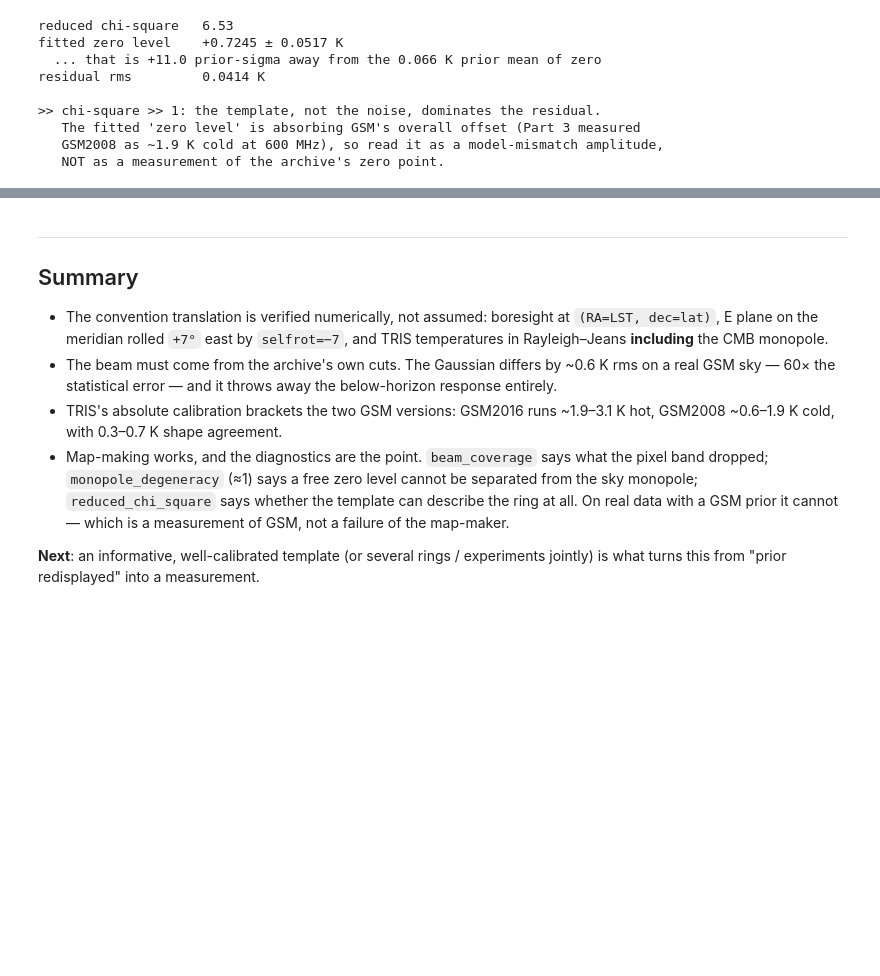
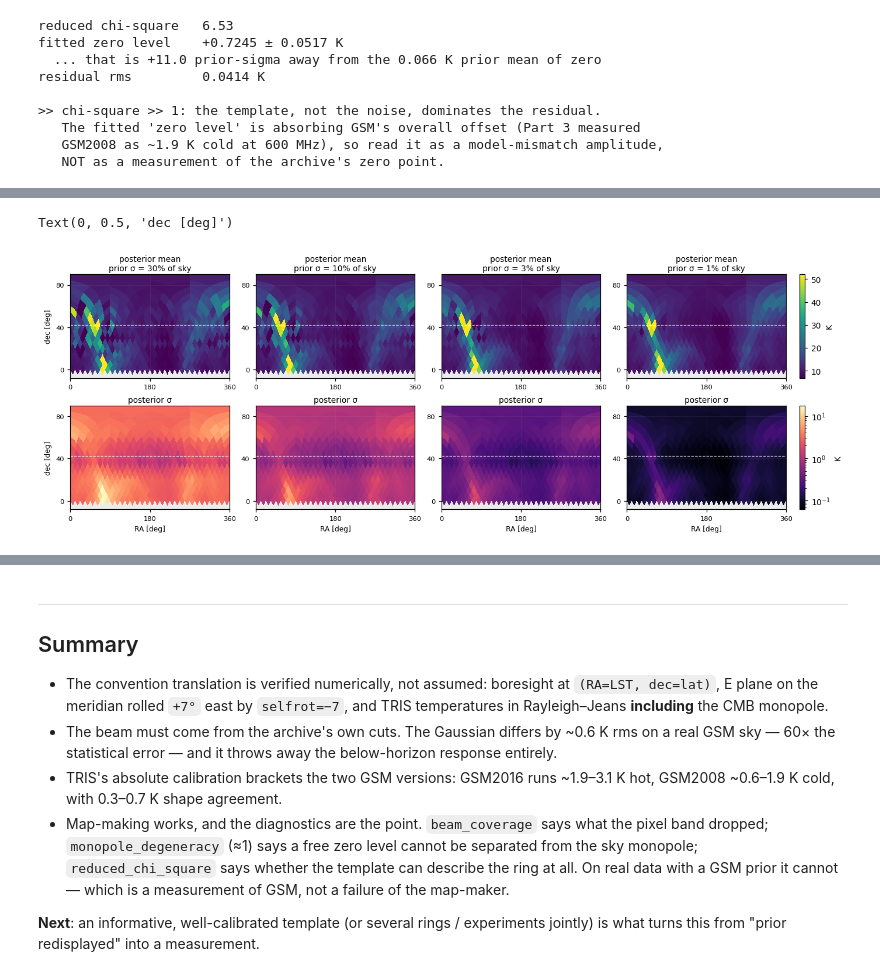
Before and after one commit to zzhang0123/limTOD, a Jupyter notebook: examples/TRIS/tris_limtod_walkthrough.ipynb, the cells around one changed output, grey strips where cells are left out. Cells and saved outputs as stored; diff of their text form; code cells hidden in the pictures; blank space fills up the shorter version.

```diff
--- a/examples/TRIS/tris_limtod_walkthrough.ipynb
+++ b/examples/TRIS/tris_limtod_walkthrough.ipynb
@@ -704,0 +737,23 @@ median shrinkage: 0.945
+# %%
+STRENGTHS = [(0.30, 1.0), (0.10, 0.3), (0.03, 0.1), (0.01, 0.03)]
+scan = []
+for rel, absol in STRENGTHS:
+    mean_p, sigma_p = tris_prior_from_template(
+        template_full, inputs.pixel_indices, relative_sigma=rel, absolute_sigma_k=absol)
+    sol = inputs.solve(prior_map=mean_p, prior_sigma_k=sigma_p)
+    scan.append(dict(rel=rel, absol=absol, prior_mean=mean_p, prior_sigma=sigma_p,
+                     sol=sol, implied=inputs.implied_monopole_prior_sigma_k(sigma_p)))
+
+# Part 3 measured how cold GSM2008 runs at this frequency; reuse that number.
+gsm2008_deficit = -[mean for (f, n, mean, _r, _m) in summary if n == "GSM2008" and f == nu][0]
+
+print(f"{'prior σ':>9}{'implied monopole σ':>21}{'zero level [K]':>22}"
+      f"{'red. χ²':>10}{'median σ_post':>15}{'shrinkage':>11}")
+for row in scan:
+    s = row["sol"]
+    print(f"{row['rel']*100:7.0f}% {row['implied']:20.4f} "
+          f"{s.zero_level_k:+13.4f} ± {s.zero_level_uncertainty_k:.4f} "
+          f"{s.reduced_chi_square:9.2f} {np.median(s.sky_uncertainty_k):14.4f} "
+          f"{np.median(s.sky_uncertainty_k / row['prior_sigma']):10.3f}")
+print(f"\nfor reference, Part 3 measured GSM2008 as {gsm2008_deficit:.2f} K cold at "
+      f"{nu:.1f} MHz")
@@ -704,0 +768,23 @@ median shrinkage: 0.945
+# %%
+fig, axes = plt.subplots(2, len(scan), figsize=(12.5, 4.4), constrained_layout=True)
+lo, hi = np.percentile(scan[1]["prior_mean"], [1, 99])
+smin = min(np.min(r["sol"].sky_uncertainty_k) for r in scan)
+smax = max(np.max(r["prior_sigma"]) for r in scan)
+for j, row in enumerate(scan):
+    im_m = show_band(axes[0, j], row["sol"].sky_k, "viridis",
+                     f"posterior mean\nprior σ = {row['rel']*100:.0f}% of sky",
+                     vmin=lo, vmax=hi)
+    im_s = show_band(axes[1, j], row["sol"].sky_uncertainty_k, "magma", "posterior σ",
+                     norm=LogNorm(vmin=max(smin, 1e-3), vmax=smax))
+    axes[0, j].set_yticks([0, 40, 80]); axes[1, j].set_yticks([0, 40, 80])
+    for ax in (axes[0, j], axes[1, j]):
+        ax.set_xticks([-180, 0, 180]); ax.set_xticklabels(["0", "180", "360"])
+fig.colorbar(im_m, ax=list(axes[0]), fraction=0.020, pad=0.01, label="K")
+fig.colorbar(im_s, ax=list(axes[1]), fraction=0.020, pad=0.01, label="K")
+for ax in axes[1]:
+    ax.set_xlabel("RA [deg]", fontsize=8)
+axes[0, 0].set_ylabel("dec [deg]", fontsize=8)
+axes[1, 0].set_ylabel("dec [deg]", fontsize=8)
+# %% [output]
+Text(0, 0.5, 'dec [deg]')
+[figure, added]
```
Also changed, not shown: parts of 9 cells of this notebook.
